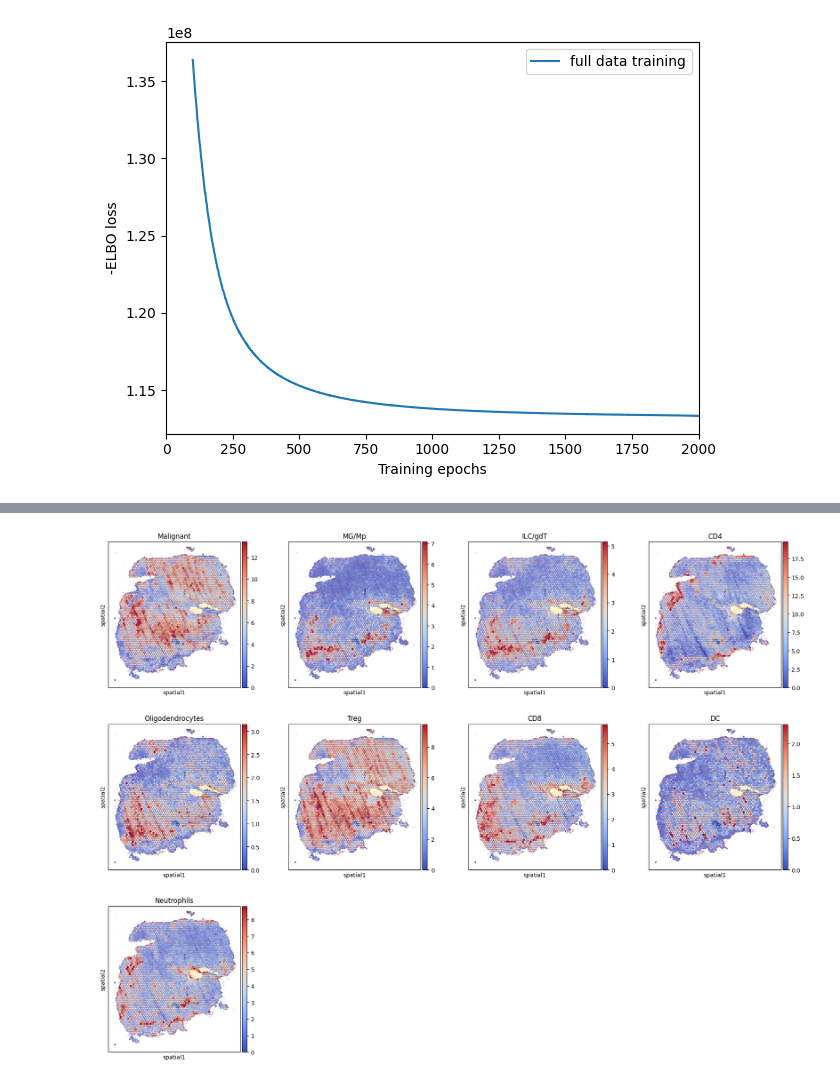
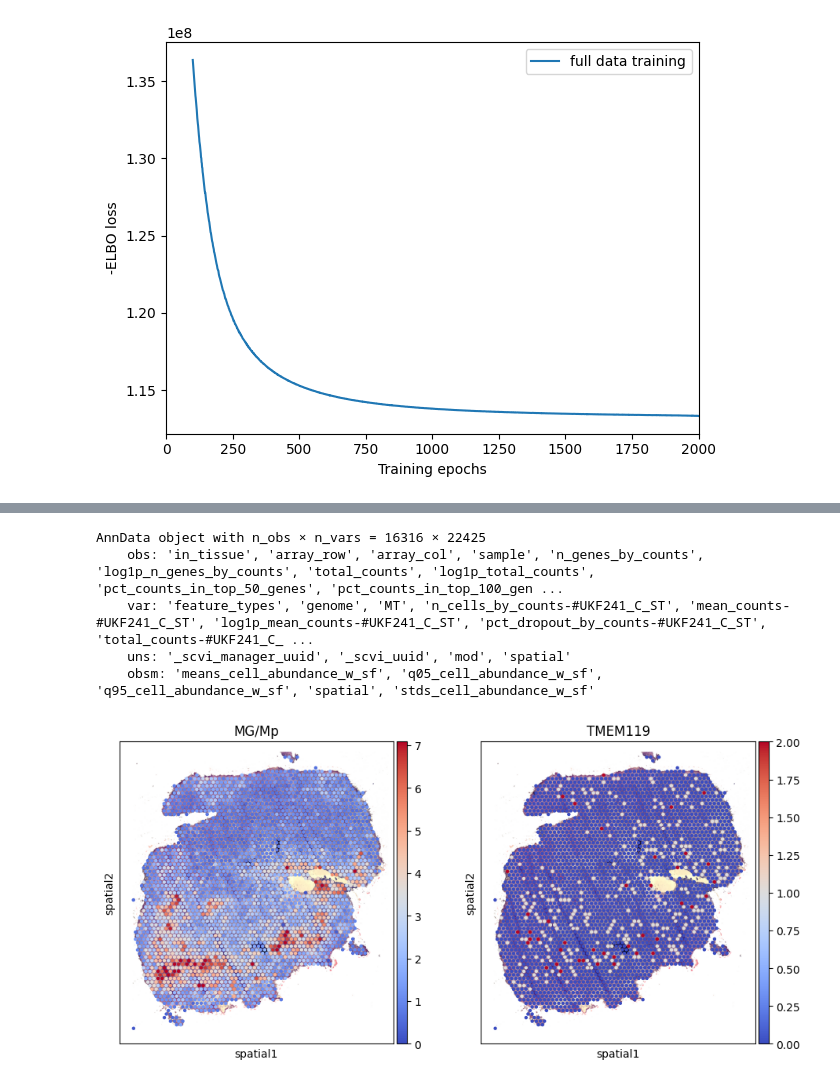
Before and after one commit to Sungwoo-Chang/spatial_241029, a Jupyter notebook: spatial/1._preprocessing.ipynb, the cells around one changed output, grey strips where cells are left out. Cells and saved outputs as stored; diff of their text form; code cells hidden in the pictures.

```diff
--- a/spatial/1._preprocessing.ipynb
+++ b/spatial/1._preprocessing.ipynb
@@ -286,7 +280,7 @@ mod.save('run_model', overwrite = True)
 adata.write('run_model/sp.h5ad')
 # %%
 # load adata
-# adata = sc.read_h5ad('run_model/sp.h5ad')
+adata = sc.read_h5ad('run_model/sp.h5ad')
 # mod = cell2location.models.Cell2location.load('run_model', adata)
 # %%
 mod.plot_QC()
@@ -295,24 +289,35 @@ mod.plot_QC()
 # %%
 adata.obs[adata.uns['mod']['factor_names']] = adata.obsm['q05_cell_abundance_w_sf']
+# %%
+adata
+# %% [output]
+AnnData object with n_obs × n_vars = 16316 × 22425
+    obs: 'in_tissue', 'array_row', 'array_col', 'sample', 'n_genes_by_counts', 'log1p_n_genes_by_counts', 'total_counts', 'log1p_total_counts', 'pct_counts_in_top_50_genes', 'pct_counts_in_top_100_gen ...
+    var: 'feature_types', 'genome', 'MT', 'n_cells_by_counts-#UKF241_C_ST', 'mean_counts-#UKF241_C_ST', 'log1p_mean_counts-#UKF241_C_ST', 'pct_dropout_by_counts-#UKF241_C_ST', 'total_counts-#UKF241_C_ ...
+    uns: '_scvi_manager_uuid', '_scvi_uuid', 'mod', 'spatial'
+    obsm: 'means_cell_abundance_w_sf', 'q05_cell_abundance_w_sf', 'q95_cell_abundance_w_sf', 'spatial', 'stds_cell_abundance_w_sf'
+# %%
+adata.var.set_index('SYMBOL', inplace = True)
 # %%
 # select one slide
 from cell2location.utils import select_slide
 slide = select_slide(adata, '#UKF248_T_ST')
 
 # plot in spatial coordinates
 with mpl.rc_context({'axes.facecolor':  'black',
                      'figure.figsize': [4.5, 5]}):
 
-    sc.pl.spatial(slide, cmap='coolwarm',
-                  # show first 8 cell types
-                  color=['Malignant', 'MG/Mp', 'ILC/gdT', 'CD4', 'Oligodendrocytes',
-                         'Treg', 'CD8', 'DC', 'Neutrophils'],
-                  ncols=4, size=1.3,
-                  img_key='hires',
-                  # limit color scale at 99.2% quantile of cell abundance
-                  vmin=0,
-                  vmax='p99.2',
-                #   vmax = 10
-                 )
+    sc.pl.spatial(
+        slide, cmap='coolwarm',
+        # show first 8 cell types
+        # color=['Malignant', 'MG/Mp', 'ILC/gdT', 'CD4', 'Oligodendrocytes', 'Treg', 'CD8', 'DC', 'Neutrophils'],
+        color = ['MG/Mp', 'TMEM119'],
+        ncols=4, size=1.3,
+        img_key='hires',
+        # limit color scale at 99.2% quantile of cell abundance
+        vmin = 0,
+        vmax = 'p99.2',
+        # vmax = 10
+)
 # %% [output]
-[figure, old version]
+[figure, new version]
```
Also changed, not shown: parts of 3 cells of this notebook.
